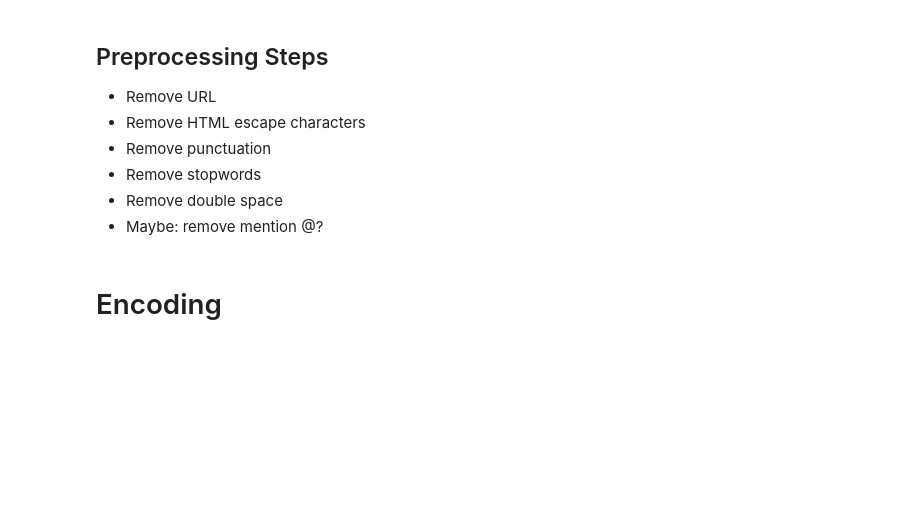
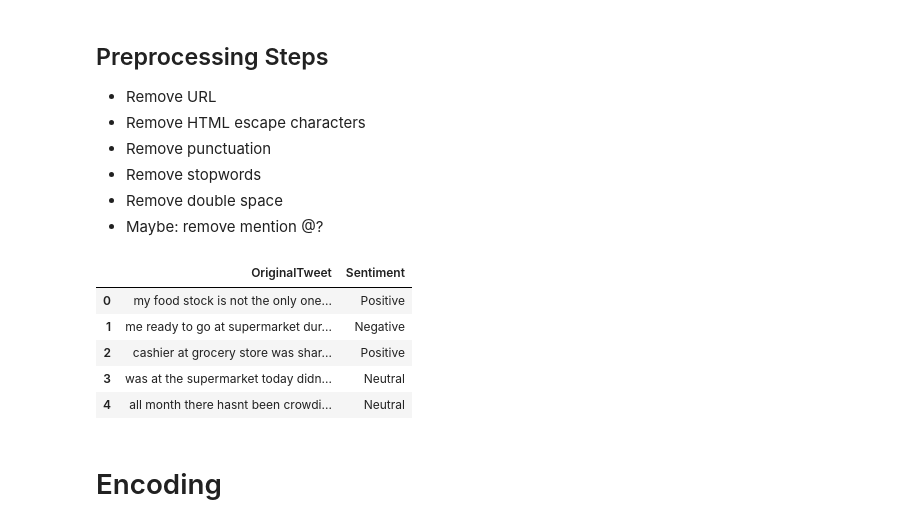
Before and after one commit to AndreaSeveso/BigDataAnalytics, a Jupyter notebook: Big Data Project.ipynb, the cells around one changed output. Cells and saved outputs as stored; diff of their text form; code cells hidden in the pictures; blank space fills up the shorter version.

```diff
--- a/Big Data Project.ipynb
+++ b/Big Data Project.ipynb
@@ -107,6 +123,15 @@ def preprocess(text):
 
 df_train['OriginalTweet'] = [preprocess(text) for text in df_train['OriginalTweet']]
 df_test['OriginalTweet'] = [preprocess(text) for text in df_test['OriginalTweet']]
+# %%
+df_train.head()
+# %% [output]
+|  | OriginalTweet | Sentiment |
+| 0 | my food stock is not the only one... | Positive |
+| 1 | me ready to go at supermarket dur... | Negative |
+| 2 | cashier at grocery store was shar... | Positive |
+| 3 | was at the supermarket today didn... | Neutral |
+| 4 | all month there hasnt been crowdi... | Neutral |
 # %%
 # stop_words = stopwords.words('english')
 # stop_words
```
Also changed, not shown: parts of 5 cells of this notebook.
